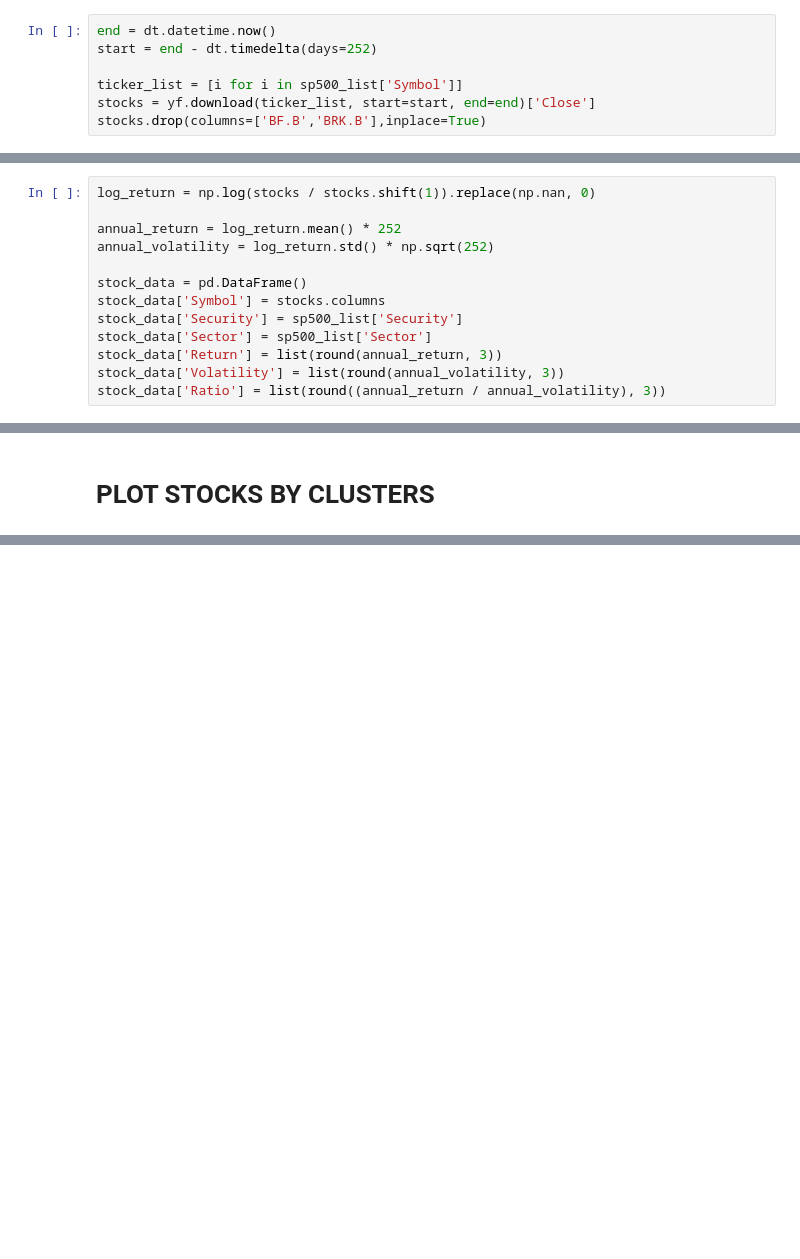
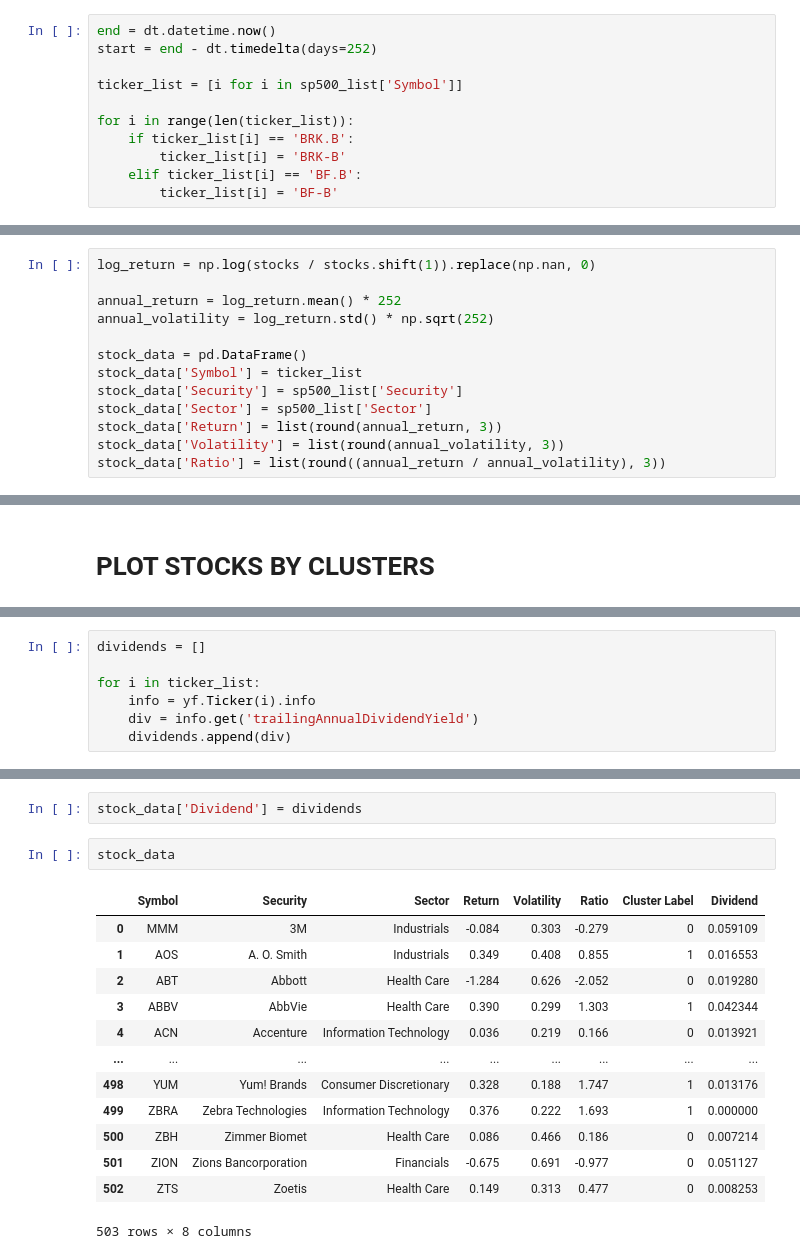
Before and after one commit to Zozz98/Finance-Economics, a Jupyter notebook: sandbox.ipynb, the cells around one changed output, grey strips where cells are left out. Cells and saved outputs as stored; diff of their text form; blank space fills up the shorter version.

```diff
--- a/sandbox.ipynb
+++ b/sandbox.ipynb
@@ -28,5 +28,9 @@ end = dt.datetime.now()
 start = end - dt.timedelta(days=252)
 
 ticker_list = [i for i in sp500_list['Symbol']]
-stocks = yf.download(ticker_list, start=start, end=end)['Close']
-stocks.drop(columns=['BF.B','BRK.B'],inplace=True)
+
+for i in range(len(ticker_list)):
+    if ticker_list[i] == 'BRK.B':
+        ticker_list[i] = 'BRK-B'
+    elif ticker_list[i] == 'BF.B':
+        ticker_list[i] = 'BF-B'
@@ -45,7 +47,7 @@ annual_return = log_return.mean() * 252
 annual_volatility = log_return.std() * np.sqrt(252)
 
 stock_data = pd.DataFrame()
-stock_data['Symbol'] = stocks.columns
+stock_data['Symbol'] = ticker_list
 stock_data['Security'] = sp500_list['Security']
 stock_data['Sector'] = sp500_list['Sector']
 stock_data['Return'] = list(round(annual_return, 3))
@@ -106,2 +107,9 @@ px.scatter(X,
 # %% [output]
 [interactive output not drawn]
+# %%
+dividends = []
+
+for i in ticker_list:
+    info = yf.Ticker(i).info
+    div = info.get('trailingAnnualDividendYield')
+    dividends.append(div)
@@ -107,0 +155,18 @@ px.scatter(X,
+# %%
+stock_data['Dividend'] = dividends
+# %%
+stock_data
+# %% [output]
+|  | Symbol | Security | Sector | Return | Volatility | Ratio | Cluster Label | Dividend |
+| 0 | MMM | 3M | Industrials | -0.084 | 0.303 | -0.279 | 0 | 0.059109 |
+| 1 | AOS | A. O. Smith | Industrials | 0.349 | 0.408 | 0.855 | 1 | 0.016553 |
+| 2 | ABT | Abbott | Health Care | -1.284 | 0.626 | -2.052 | 0 | 0.019280 |
+| 3 | ABBV | AbbVie | Health Care | 0.390 | 0.299 | 1.303 | 1 | 0.042344 |
+| 4 | ACN | Accenture | Information Technology | 0.036 | 0.219 | 0.166 | 0 | 0.013921 |
+| ... | ... | ... | ... | ... | ... | ... | ... | ... |
+| 498 | YUM | Yum! Brands | Consumer Discretionary | 0.328 | 0.188 | 1.747 | 1 | 0.013176 |
+| 499 | ZBRA | Zebra Technologies | Information Technology | 0.376 | 0.222 | 1.693 | 1 | 0.000000 |
+| 500 | ZBH | Zimmer Biomet | Health Care | 0.086 | 0.466 | 0.186 | 0 | 0.007214 |
+| 501 | ZION | Zions Bancorporation | Financials | -0.675 | 0.691 | -0.977 | 0 | 0.051127 |
+| 502 | ZTS | Zoetis | Health Care | 0.149 | 0.313 | 0.477 | 0 | 0.008253 |
+503 rows × 8 columns
```
Also changed, not shown: parts of 7 cells of this notebook.
